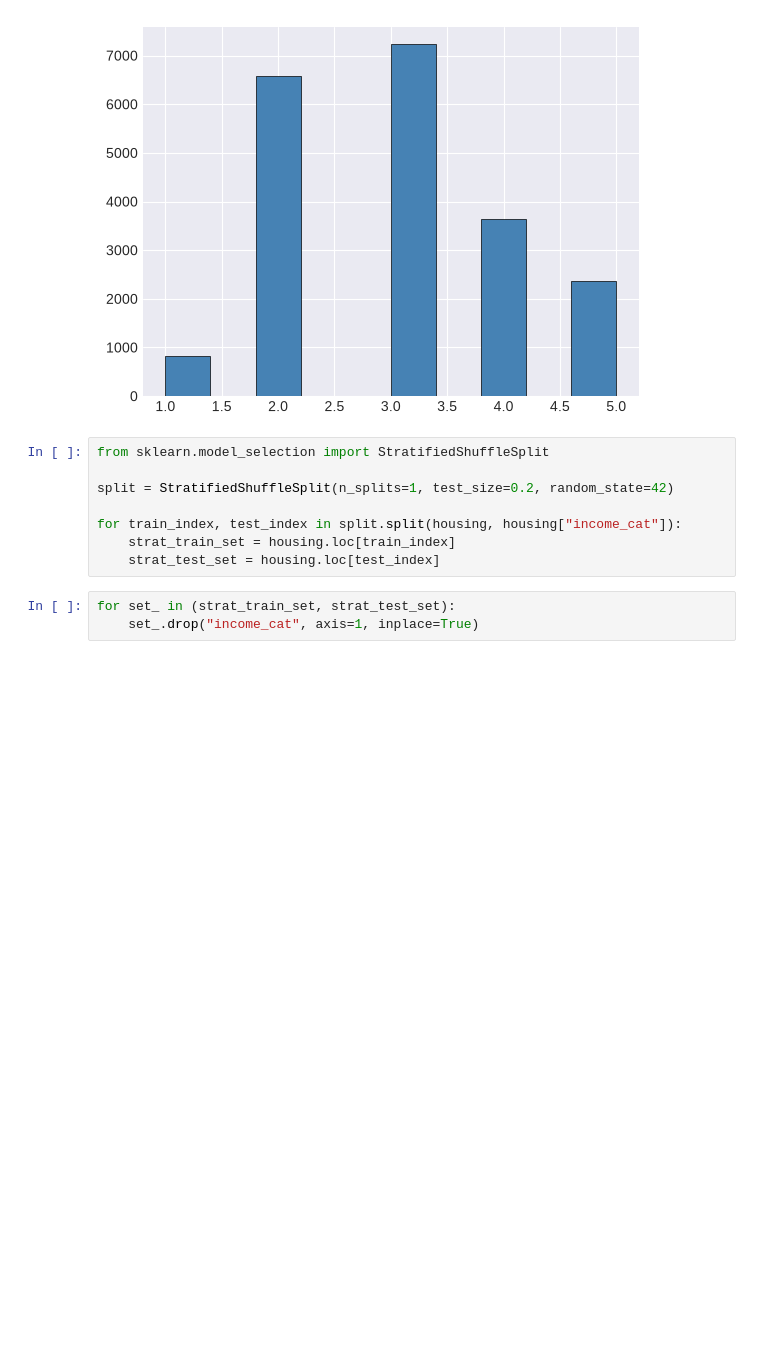
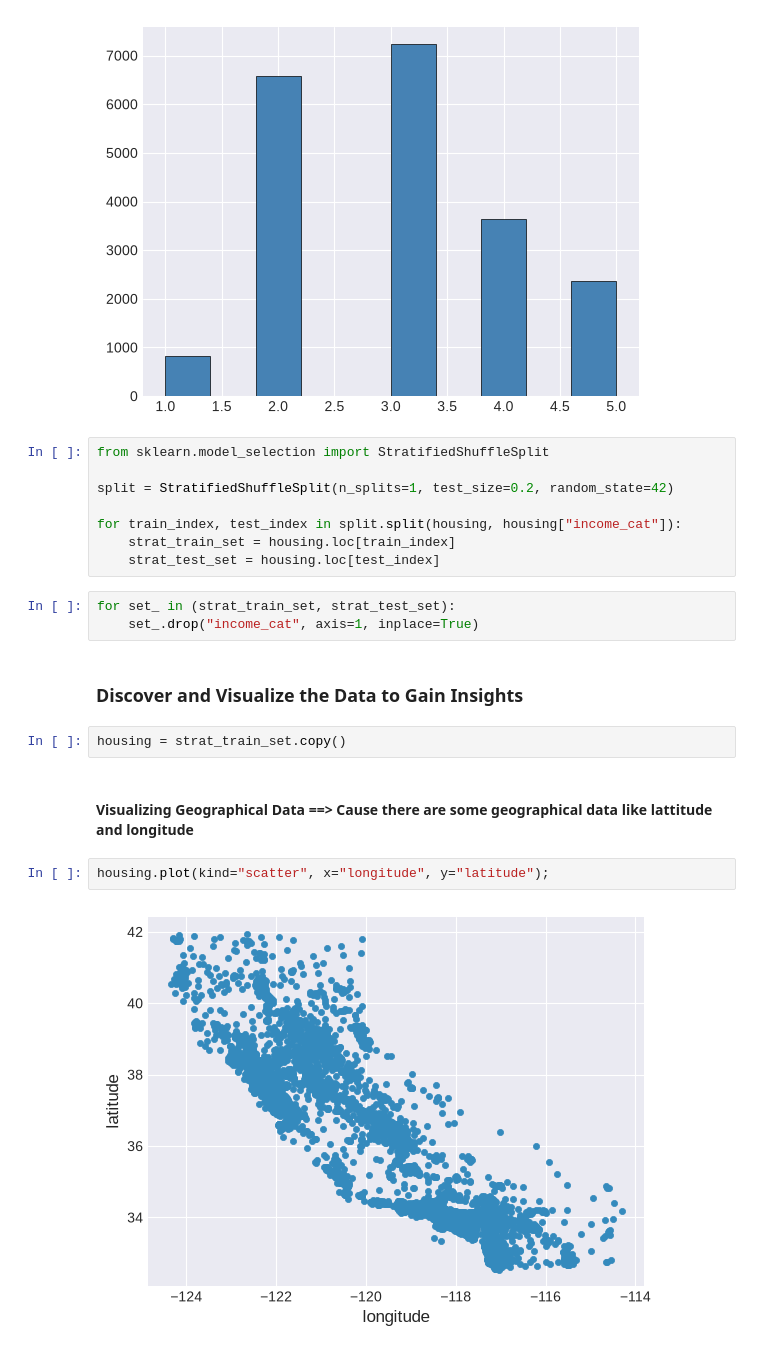
Before and after one commit to ACADEMIC-AND-PERSONAL-PROJECTS/California-Housing-Prices, a Jupyter notebook: notebooks/housing.ipynb, the cells around one changed output. Saved outputs shown, nothing was run; the diff lists cells and outputs as text; blank space fills up the shorter version.

Commit message:
More visualizations

```diff
--- a/notebooks/housing.ipynb
+++ b/notebooks/housing.ipynb
@@ -136,3 +136,13 @@ for train_index, test_index in split.split(housing, housing["income_cat"]):
 # %%
 for set_ in (strat_train_set, strat_test_set):
     set_.drop("income_cat", axis=1, inplace=True)
+# %% [markdown]
+### Discover and Visualize the Data to Gain Insights
+# %%
+housing = strat_train_set.copy()
+# %% [markdown]
+#### Visualizing Geographical Data ==> Cause there are some geographical data like lattitude and longitude
+# %%
+housing.plot(kind="scatter", x="longitude", y="latitude");
+# %% [output]
+[figure, added]
```
Also changed, not shown: parts of 4 cells of this notebook.
